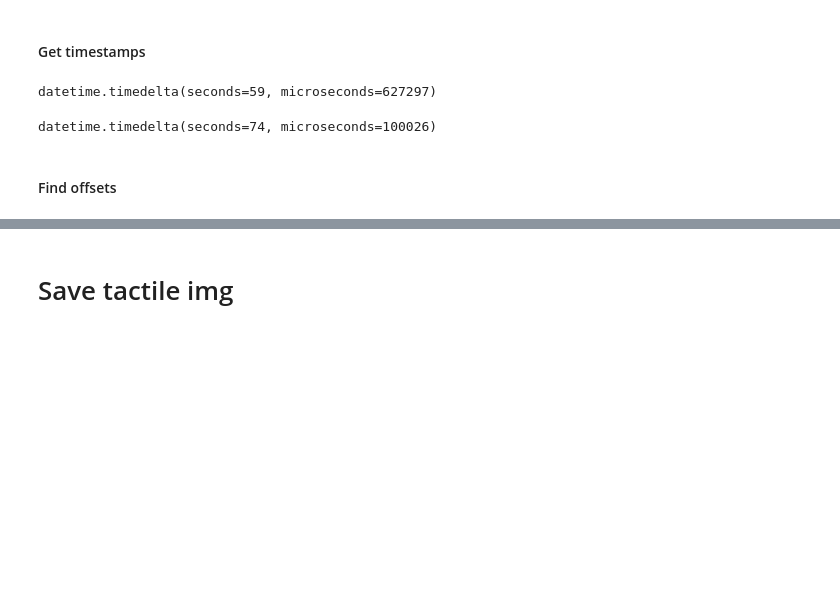
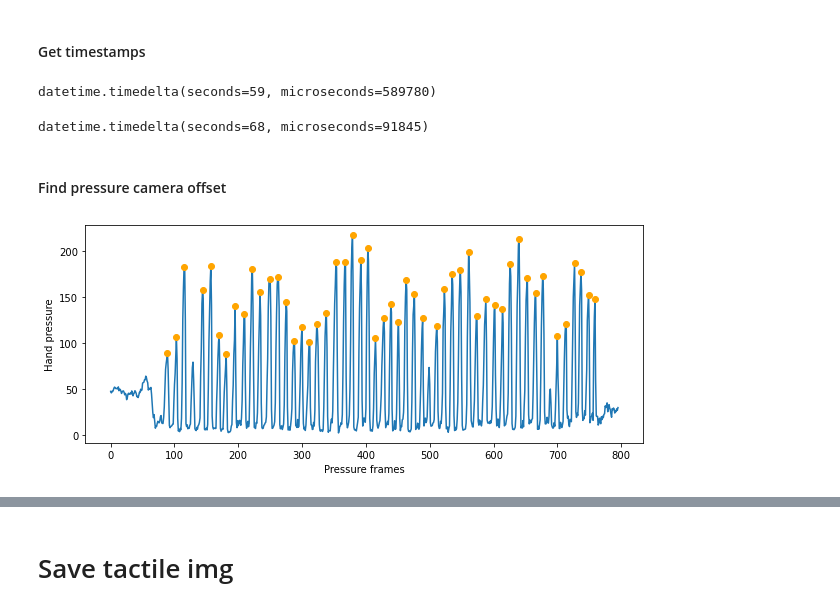
Before and after one commit to lucas-ventura/tactile2object, a Jupyter notebook: intrinsics_extrinsics/synchronize.ipynb, the cells around one changed output, grey strips where cells are left out. Drawn from its saved outputs; the diff is of its cells as text; code cells hidden in the pictures; blank space fills up the shorter version.

Commit message:
Plot everything together

```diff
--- a/intrinsics_extrinsics/synchronize.ipynb
+++ b/intrinsics_extrinsics/synchronize.ipynb
@@ -17,7 +17,7 @@ from manus.utils import Pressure
 # %%
 recording_dir = "C:/Users/lucas/Desktop/UPC/MIT/tactile2object/intrinsics_extrinsics/data/20210722/round_2_fixed_wooden_cube/"
 recording_dir = "C:/Users/lucas/Desktop/UPC/MIT/tactile2object/intrinsics_extrinsics/data/20210722/round_3_fixed_bottle_pose_1/"
-
+recording_dir = "C:/Users/lucas/Desktop/UPC/MIT/tactile2object/intrinsics_extrinsics/data/20210727_woIMU/r3/"
 
 for name in os.listdir(recording_dir):
     name_pth = os.path.join(recording_dir, name)
@@ -83,12 +84,16 @@ ts_manus = get_fbx_creation_time(manus_pth, pyfbx_i42_pth)
 # %%
 datetime.fromtimestamp(ts_camera[-1]) - datetime.fromtimestamp(ts_camera[0])
 # %% [output]
-datetime.timedelta(seconds=59, microseconds=627297)
+datetime.timedelta(seconds=59, microseconds=589780)
 # %%
 datetime.fromtimestamp(ts_pressure[-1]) - datetime.fromtimestamp(ts_pressure[0])
 # %% [output]
-datetime.timedelta(seconds=74, microseconds=100026)
+datetime.timedelta(seconds=68, microseconds=91845)
 # %% [markdown]
-#### Find offsets
+#### Find pressure camera offset
+# %%
+pressure.plot_peaks(height=80)
+# %% [output]
+[figure, added]
 # %%
 # Index of first pressure peak
```
Also changed, not shown: parts of 24 cells of this notebook.
